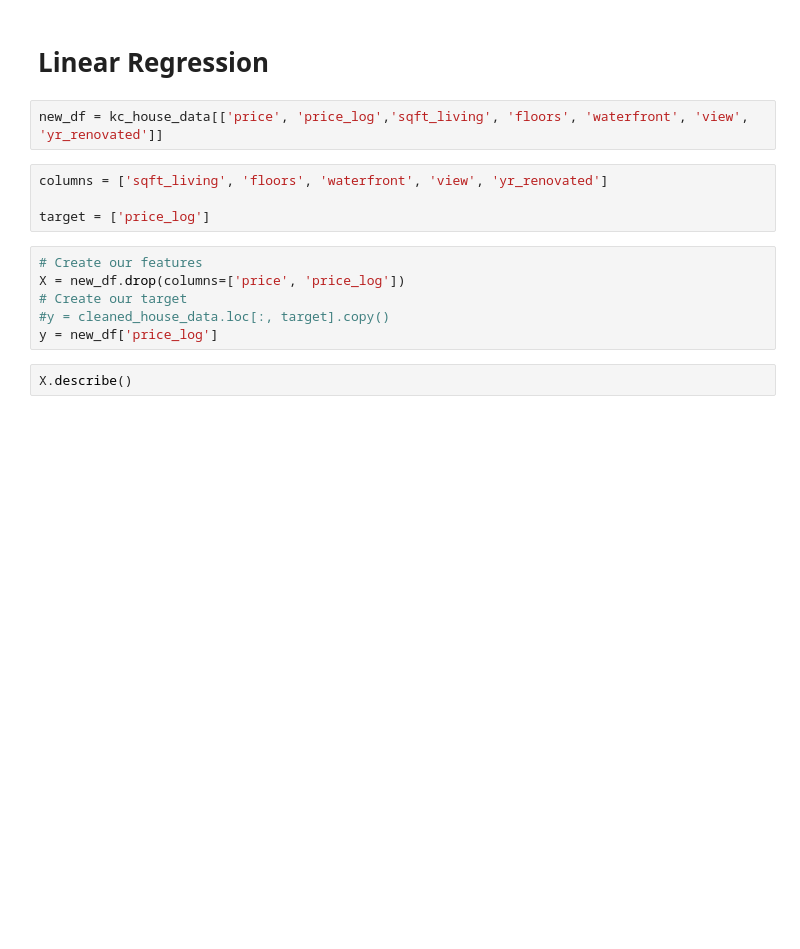
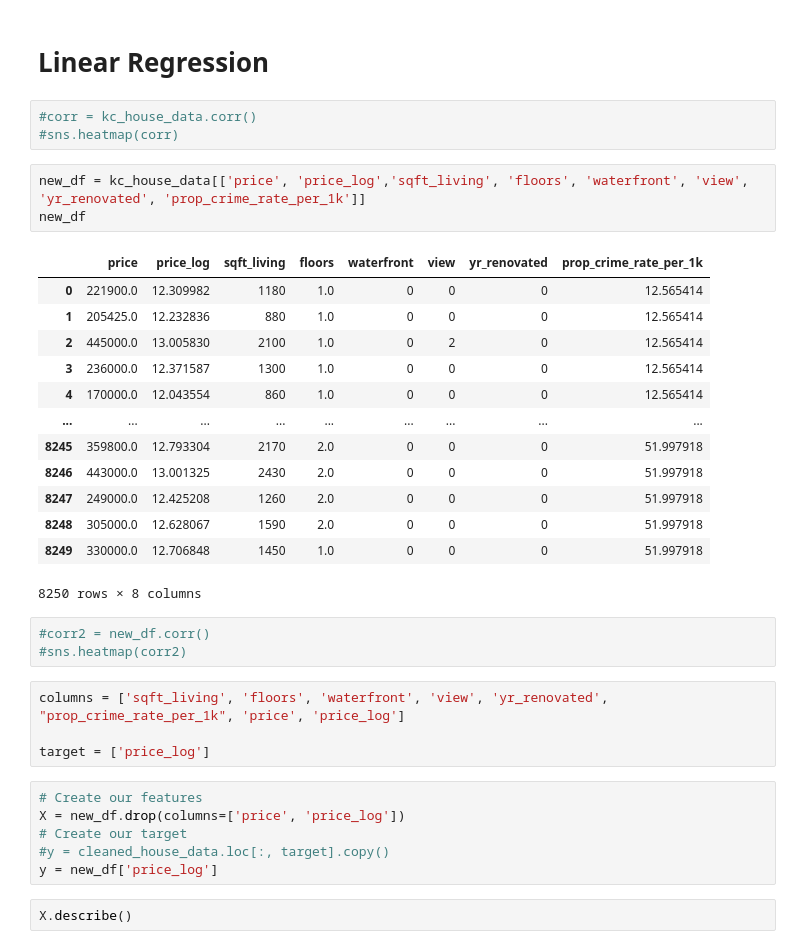
Before and after one commit to eric-blankinshp/Final-Project, a Jupyter notebook: price_log_Linear_Regression .ipynb, the cells around one changed output. Drawn from its saved outputs; the diff is of its cells as text; blank space fills up the shorter version.

```diff
--- a/price_log_Linear_Regression .ipynb
+++ b/price_log_Linear_Regression .ipynb
@@ -81,9 +82,30 @@ plt.show()
 # %% [markdown]
 # Linear Regression #
-# %%
-new_df = kc_house_data[['price', 'price_log','sqft_living', 'floors', 'waterfront', 'view', 'yr_renovated']]
+# %%
+#corr = kc_house_data.corr()
+#sns.heatmap(corr)
+# %%
+new_df = kc_house_data[['price', 'price_log','sqft_living', 'floors', 'waterfront', 'view', 'yr_renovated', 'prop_crime_rate_per_1k']]
+new_df
+# %% [output]
+|  | price | price_log | sqft_living | floors | waterfront | view | yr_renovated | prop_crime_rate_per_1k |
+| 0 | 221900.0 | 12.309982 | 1180 | 1.0 | 0 | 0 | 0 | 12.565414 |
+| 1 | 205425.0 | 12.232836 | 880 | 1.0 | 0 | 0 | 0 | 12.565414 |
+| 2 | 445000.0 | 13.005830 | 2100 | 1.0 | 0 | 2 | 0 | 12.565414 |
+| 3 | 236000.0 | 12.371587 | 1300 | 1.0 | 0 | 0 | 0 | 12.565414 |
+| 4 | 170000.0 | 12.043554 | 860 | 1.0 | 0 | 0 | 0 | 12.565414 |
+| ... | ... | ... | ... | ... | ... | ... | ... | ... |
+| 8245 | 359800.0 | 12.793304 | 2170 | 2.0 | 0 | 0 | 0 | 51.997918 |
+| 8246 | 443000.0 | 13.001325 | 2430 | 2.0 | 0 | 0 | 0 | 51.997918 |
+| 8247 | 249000.0 | 12.425208 | 1260 | 2.0 | 0 | 0 | 0 | 51.997918 |
+| 8248 | 305000.0 | 12.628067 | 1590 | 2.0 | 0 | 0 | 0 | 51.997918 |
+| 8249 | 330000.0 | 12.706848 | 1450 | 1.0 | 0 | 0 | 0 | 51.997918 |
+8250 rows × 8 columns
+# %%
+#corr2 = new_df.corr()
+#sns.heatmap(corr2)
 # %%
-columns = ['sqft_living', 'floors', 'waterfront', 'view', 'yr_renovated']
+columns = ['sqft_living', 'floors', 'waterfront', 'view', 'yr_renovated', "prop_crime_rate_per_1k", 'price', 'price_log']
 
 target = ['price_log']
 # %%
```
Also changed, not shown: parts of 10 cells of this notebook, 1 other file.
